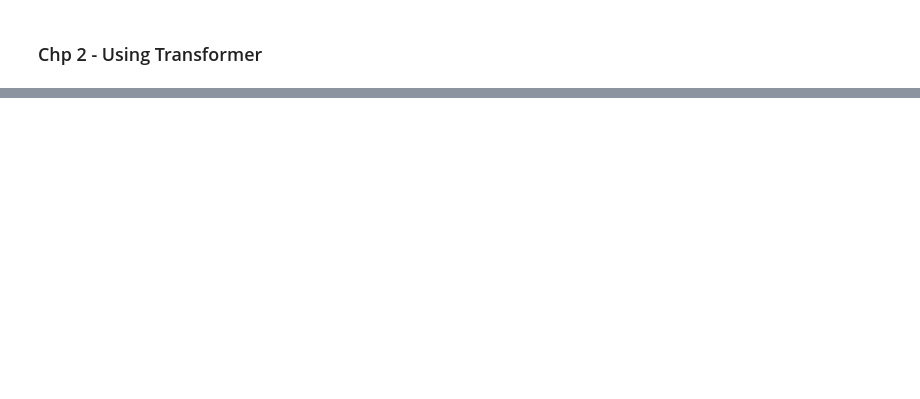
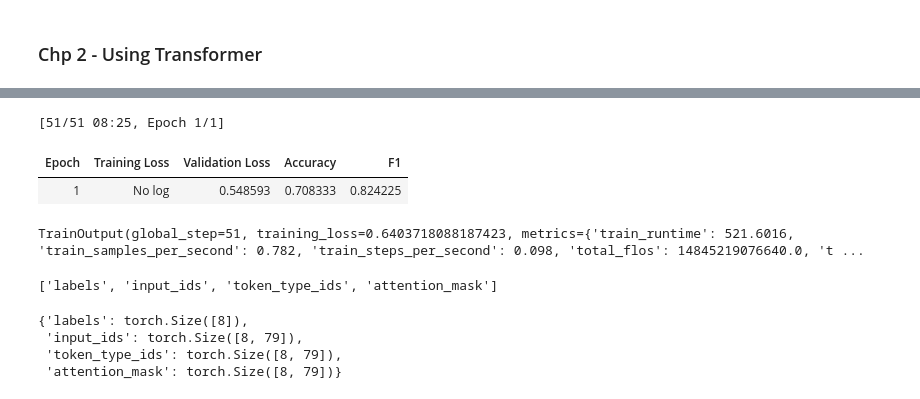
Before and after one commit to bhaveshnegi/huggingface-llm-course, a Jupyter notebook: huggingface_llm_course.ipynb, the cells around one changed output, grey strips where cells are left out. Cells and saved outputs as stored; diff of their text form; code cells hidden in the pictures; blank space fills up the shorter version.

```diff
--- a/huggingface_llm_course.ipynb
+++ b/huggingface_llm_course.ipynb
@@ -606,0 +889,4 @@ print(model_inputs)
+# %%
+# Define a function to tokenize sentence pairs
+def tokenize_function(example):
+    return tokenizer(example["sentence1"], example["sentence2"], truncation=True)
@@ -606,0 +1089,21 @@ print(model_inputs)
+# %%
+def compute_metrics(eval_preds):
+    metric = evaluate.load("glue", "mrpc")
+    logits, labels = eval_preds
+    predictions = np.argmax(logits, axis=-1)
+    return metric.compute(predictions=predictions, references=labels)
+# %%
+training_args = TrainingArguments("test-trainer", eval_strategy="epoch",num_train_epochs=1)
+model = AutoModelForSequenceClassification.from_pretrained(checkpoint, num_labels=2)
+
+trainer = Trainer(
+    model,
+    training_args,
+    # train_dataset=tokenized_datasets["train"],
+    # eval_dataset=tokenized_datasets["validation"],
+    train_dataset=tokenized_datasets["validation"],
+    eval_dataset=tokenized_datasets["validation"],
+    data_collator=data_collator,
+    processing_class=tokenizer,
+    compute_metrics=compute_metrics,
+)
@@ -606,0 +1127,7 @@ print(model_inputs)
+# %%
+trainer.train()
+# %% [output]
+[51/51 08:25, Epoch 1/1]
+| Epoch | Training Loss | Validation Loss | Accuracy | F1 |
+| 1 | No log | 0.548593 | 0.708333 | 0.824225 |
+TrainOutput(global_step=51, training_loss=0.6403718088187423, metrics={'train_runtime': 521.6016, 'train_samples_per_second': 0.782, 'train_steps_per_second': 0.098, 'total_flos': 14845219076640.0, 't ...
@@ -606,0 +1163,9 @@ print(model_inputs)
+# %%
+#postprocessing
+# model will accept:["attention_mask", "input_ids", "labels", "token_type_ids"]
+tokenized_datasets = tokenized_datasets.remove_columns(["sentence1", "sentence2", "idx"])
+tokenized_datasets = tokenized_datasets.rename_column("label", "labels")
+tokenized_datasets.set_format("torch")
+tokenized_datasets["train"].column_names
+# %% [output]
+['labels', 'input_ids', 'token_type_ids', 'attention_mask']
@@ -606,0 +1185,9 @@ print(model_inputs)
+# %%
+for batch in train_dataloader:
+    break
+{k: v.shape for k, v in batch.items()}
+# %% [output]
+{'labels': torch.Size([8]),
+ 'input_ids': torch.Size([8, 79]),
+ 'token_type_ids': torch.Size([8, 79]),
+ 'attention_mask': torch.Size([8, 79])}
```
Also changed, not shown: parts of 201 cells of this notebook.
